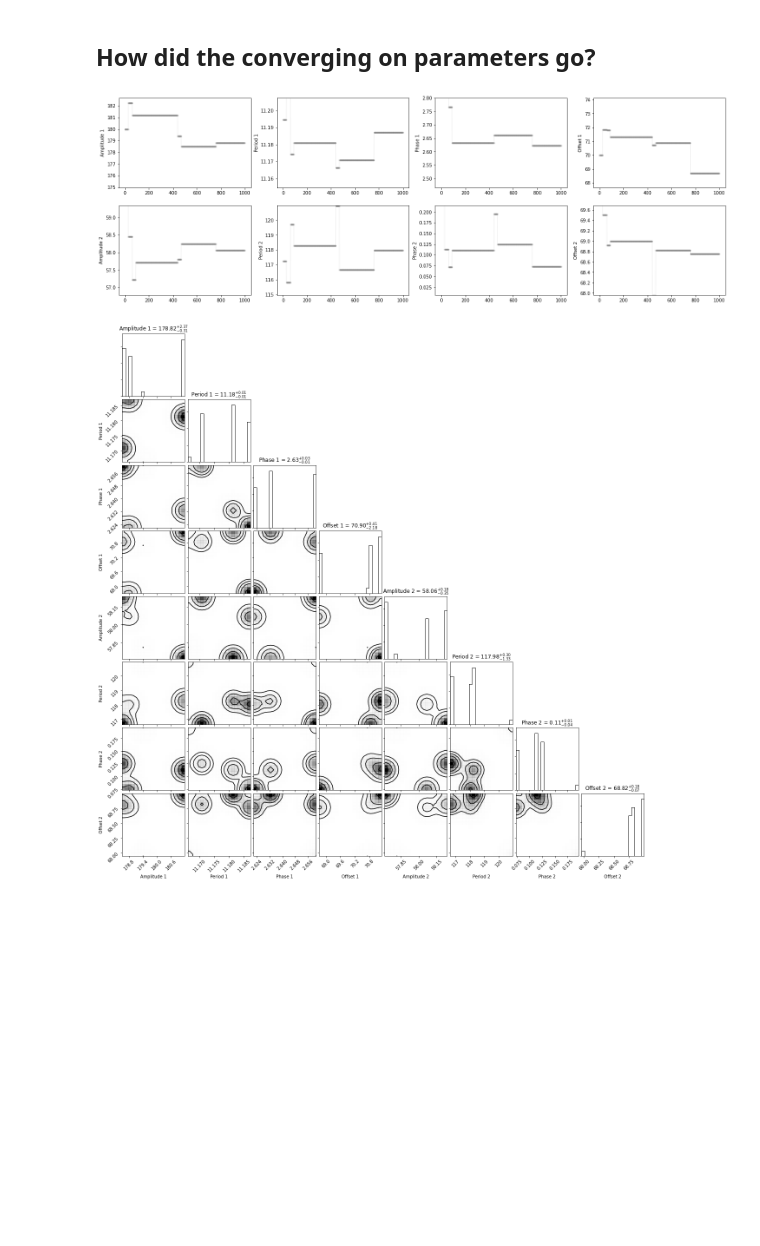
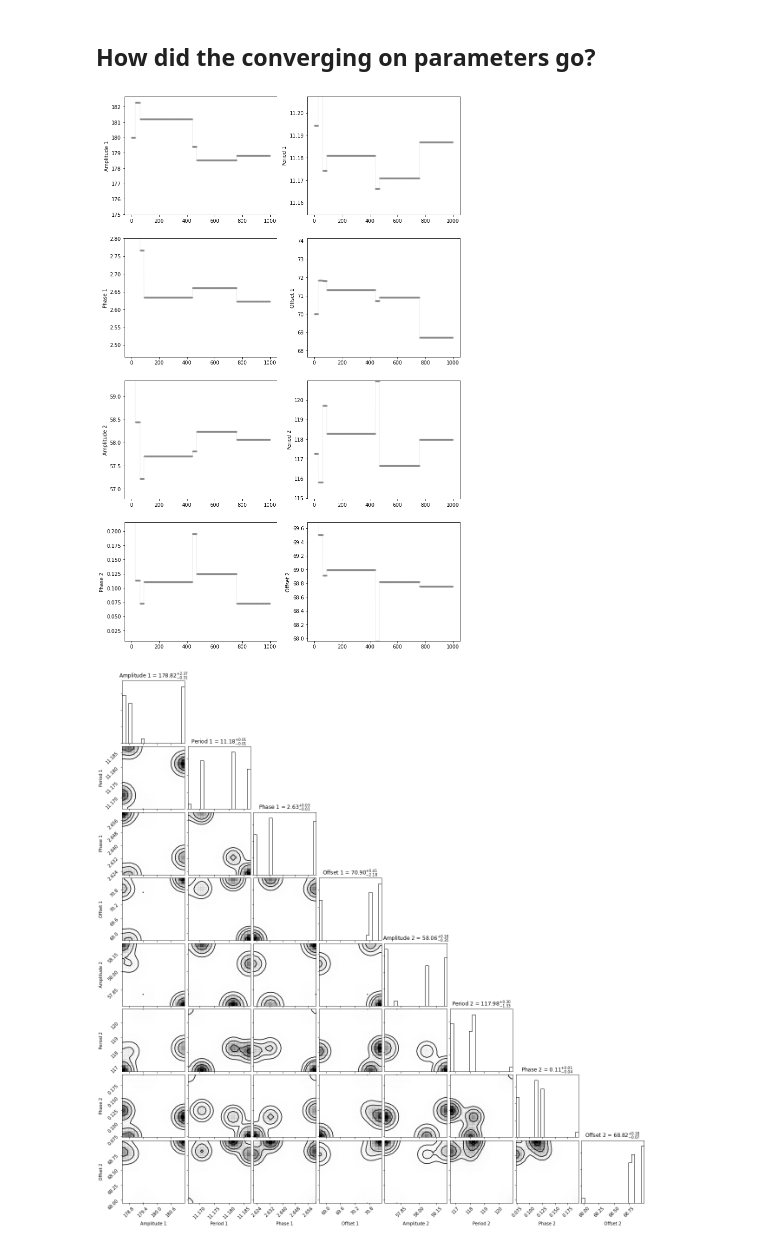
Before and after one commit to christandoi/ast596fds-final, a Jupyter notebook: chris_notebook.ipynb, the cells around one changed output. Drawn from its saved outputs; the diff is of its cells as text; code cells hidden in the pictures; blank space fills up the shorter version.

```diff
--- a/chris_notebook.ipynb
+++ b/chris_notebook.ipynb
@@ -407,18 +407,18 @@ samples = metropolis_hastings(Posterior, guess, sigmas, *chopped_args, nsamp=100
 # %% [markdown]
 ## How did the converging on parameters go?
 # %%
-fig, axs = plt.subplots(nrows=2, ncols=4, figsize=(24, 8))
+fig, axs = plt.subplots(nrows=4, ncols=2, figsize=(12, 20))
 labels=['Amplitude 1', 'Period 1', 'Phase 1', 'Offset 1', 'Amplitude 2', 'Period 2', 'Phase 2', 'Offset 2']
 for i in range(samples.shape[1]):
-    j, k = np.unravel_index(i, (2,4))
+    j, k = np.unravel_index(i, (4,2))
     ax = axs[j][k]
     ax.plot(samples[::10,i], linestyle='-', color='grey', marker='.', alpha=0.1)
     med = np.median(samples[:,i])
     std = np.std(samples[:,i])
     ax.set_ylim(med-3*std, med+3*std)
     ax.set_ylabel(labels[i])
 # %% [output]
-[figure, old version]
+[figure, new version]
 # %%
 fig = corner.corner(samples[1000::10,:], plot_contours=True, show_titles=True, smooth=2, labels=labels)
 # %% [output]
```
Also changed, not shown: parts of 4 cells of this notebook.
